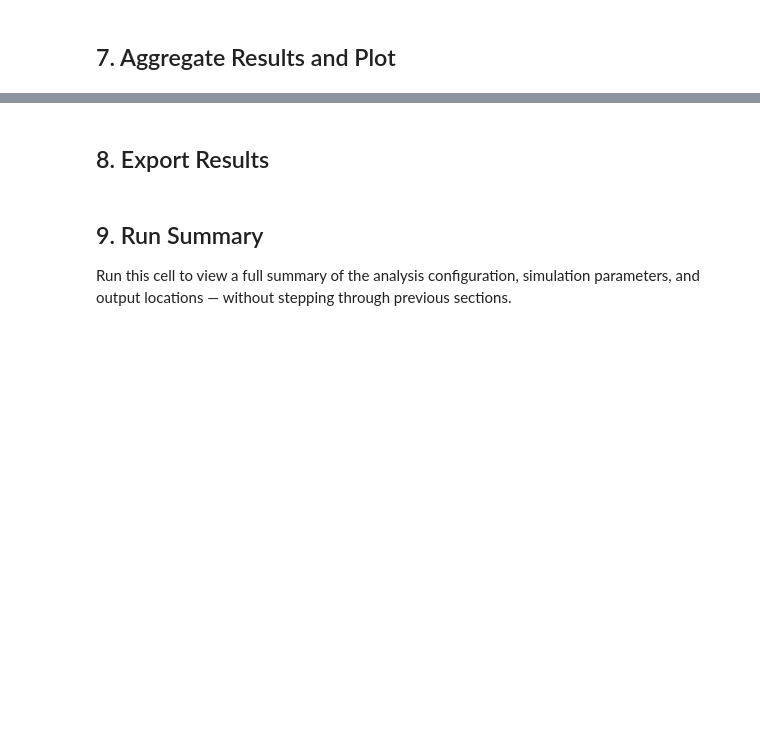
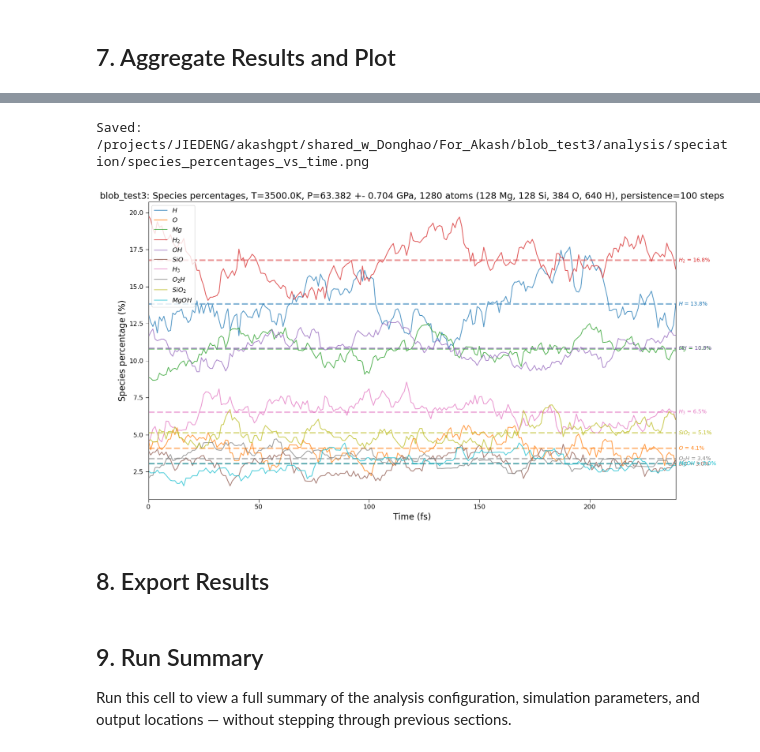
Before and after one commit to akashgpt/helpful_scripts, a Jupyter notebook: qmd/vasp/speciation_analysis.ipynb, the cells around one changed output, grey strips where cells are left out. Drawn from its saved outputs; the diff is of its cells as text; code cells hidden in the pictures; blank space fills up the shorter version.

```diff
--- a/qmd/vasp/speciation_analysis.ipynb
+++ b/qmd/vasp/speciation_analysis.ipynb
@@ -1225,31 +1270,45 @@ plt.show()
 # %%
-# ---- Plot: Species fractions over time (top N) ----
+# ---- Plot: Species percentages over time (top N) ----
 total_species = np.sum(counts_array, axis=1, keepdims=True)
 # Avoid division by zero
 total_species = np.where(total_species == 0, 1, total_species)
-fractions = counts_array / total_species
+percentages = counts_array / total_species * 100
 
 fig, ax = plt.subplots(figsize=(16, 9))
 
 for plot_i, (label_latex, key) in enumerate(zip(top_formula_labels_latex, top_species_keys)):
     col_idx = species_keys.index(key)
-    mean_frac = np.mean(fractions[:, col_idx])
-    ax.plot(time_axis, fractions[:, col_idx], label=label_latex, color=f"C{plot_i}")
+    mean_pct = np.mean(percentages[:, col_idx])
+    ax.plot(time_axis, percentages[:, col_idx], label=label_latex, color=f"C{plot_i}", alpha=0.75)
     ax.axhline(
-        mean_frac, color=f"C{plot_i}", linestyle="--", linewidth=1, alpha=0.6
+        mean_pct, color=f"C{plot_i}", linestyle="--", linewidth=3, alpha=0.5
+    )
+    ax.annotate(
+        f"{label_latex} = {mean_pct:.1f}%",
+        xy=(time_axis[-1], mean_pct),
+        xytext=(5, 0),
+        textcoords="offset points",
+        color=f"C{plot_i}",
+        fontsize=10,
+        va="center",
     )
 
 ax.set_xlabel("Time (fs)")
-ax.set_ylabel("Fraction of species")
+ax.set_ylabel("Species percentage (%)")
 ax.set_title(
-    f"{run_id}: Species fractions, T={sim_params['temperature_K']}K"
+    f"{run_id}: Species percentages, T={sim_params['temperature_K']}K, P={sim_params['pressure_str']}, "
+    f"{n_atoms_total} atoms ({', '.join(f'{len(ag)} {el}' for el, ag in atom_groups.items())}), "
+    f"persistence={bond_persistence_steps} steps"
 )
 ax.legend(loc="best")
 ax.set_xlim(time_axis[0], time_axis[-1])
 plt.tight_layout()
 
-fig.savefig(os.path.join(output_dir, "species_fractions_vs_time.png"), dpi=150)
-print(f"Saved: {os.path.join(output_dir, 'species_fractions_vs_time.png')}")
+fig.savefig(os.path.join(output_dir, "species_percentages_vs_time.png"), dpi=150)
+print(f"Saved: {os.path.join(output_dir, 'species_percentages_vs_time.png')}")
 plt.show()
+# %% [output]
+Saved: /projects/JIEDENG/akashgpt/shared_w_Donghao/For_Akash/blob_test3/analysis/speciation/species_percentages_vs_time.png
+[figure, added]
 # %%
 # ---- Summary table (all species) ----
```
Also changed, not shown: parts of 10 cells of this notebook, 1 other file.
